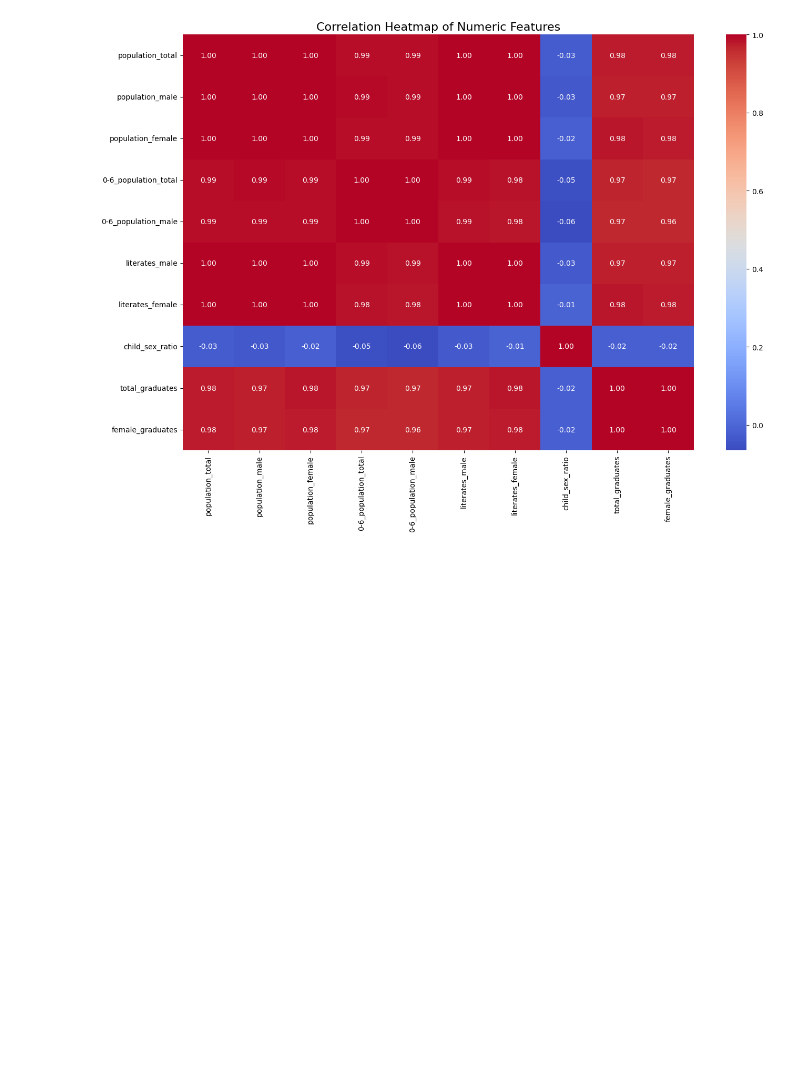
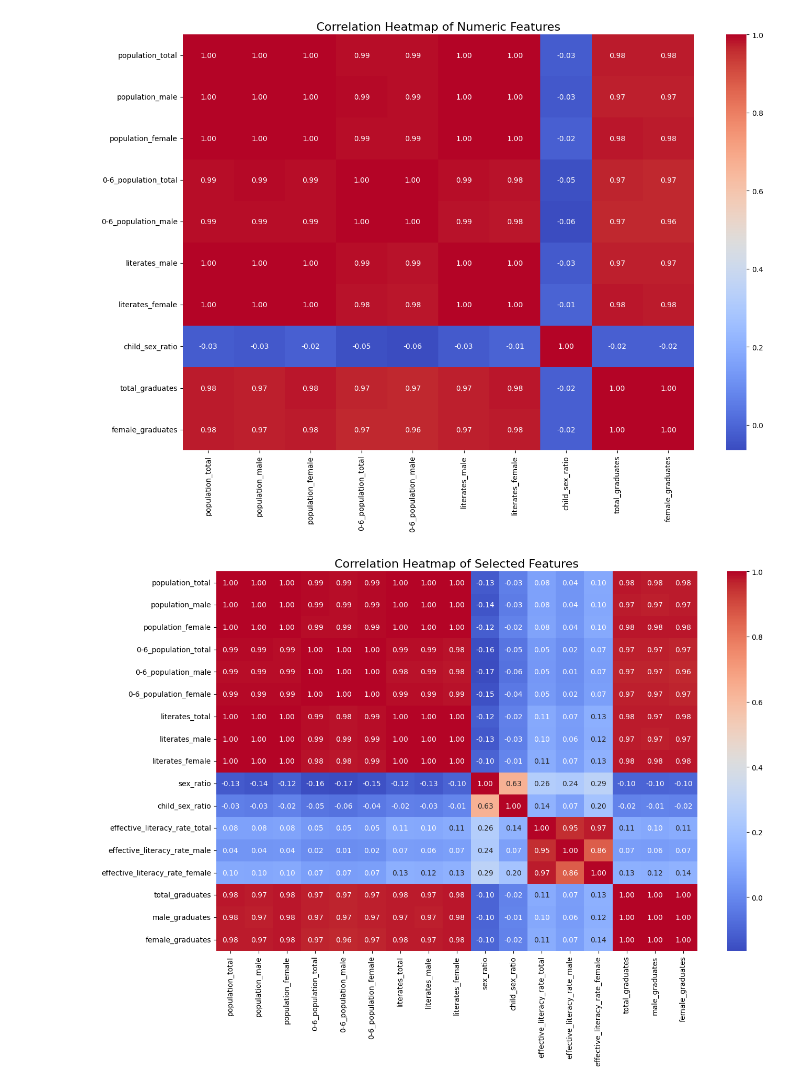
Before and after one commit to VKrishna04/My-Python-Life, a Jupyter notebook: Python - College/Semester 5/Data Analytics/Assignment - 1/AV.EN.U4CSE22016.ipynb, the cells around one changed output. Drawn from its saved outputs; the diff is of its cells as text; code cells hidden in the pictures; blank space fills up the shorter version.

```diff
--- a/Python - College/Semester 5/Data Analytics/Assignment - 1/AV.EN.U4CSE22016.ipynb
+++ b/Python - College/Semester 5/Data Analytics/Assignment - 1/AV.EN.U4CSE22016.ipynb
@@ -388,31 +419,32 @@ plt.show()
 # Define the columns to include in the heatmap
 columns_to_include = [
     "population_total",
     "population_male",
     "population_female",
     "0-6_population_total",
     "0-6_population_male",
     "0-6_population_female",
     "literates_total",
     "literates_male",
     "literates_female",
     "sex_ratio",
     "child_sex_ratio",
     "effective_literacy_rate_total",
     "effective_literacy_rate_male",
     "effective_literacy_rate_female",
-    "location",
     "total_graduates",
     "male_graduates",
     "female_graduates",
 ]
 
 # Create a correlation matrix for the specified columns
 corr_matrix = df[columns_to_include].corr()
 
 # Plot the heatmap
 plt.figure(figsize=(14, 10))
 sns.heatmap(corr_matrix, annot=True, fmt=".2f", cmap="coolwarm", cbar=True)
 plt.title("Correlation Heatmap of Selected Features", fontsize=16)
 plt.tight_layout()
 plt.show()
+# %% [output]
+[figure, added]
```
Also changed, not shown: parts of 25 cells of this notebook, 13 other files.
